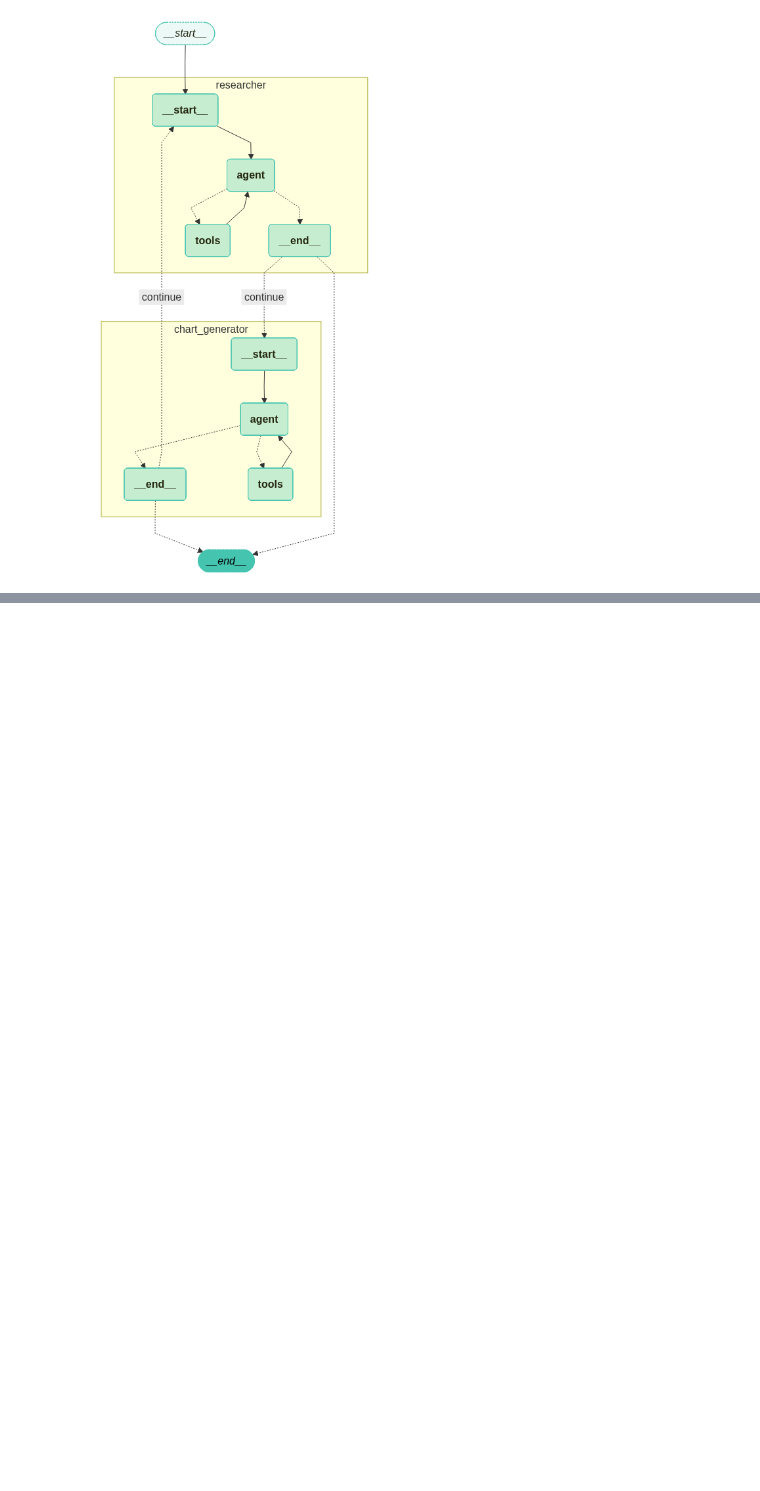
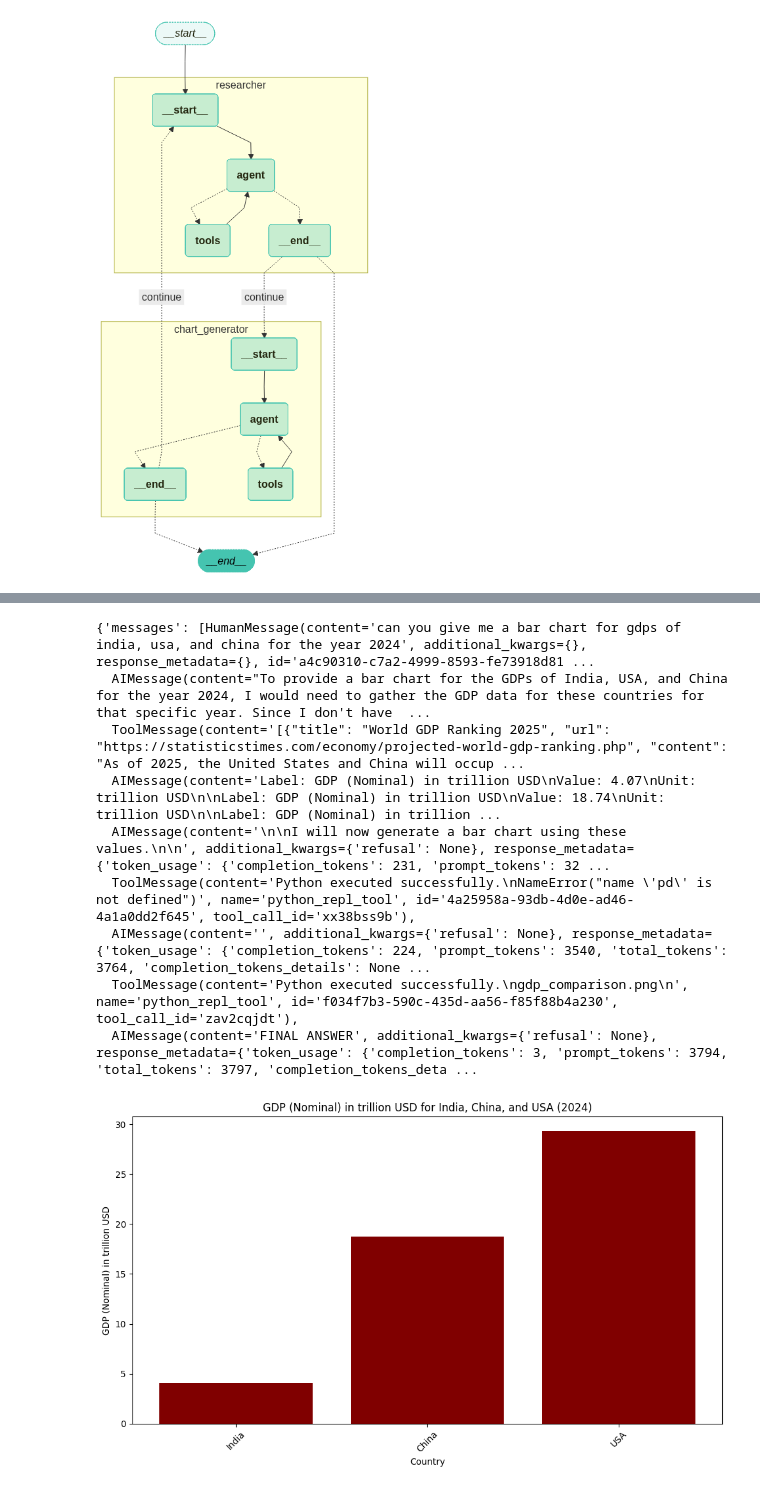
Before and after one commit to SachinMishra-ux/LangGraph_Project_Based_Learning, a Jupyter notebook: All_Experiment/11_multiagent.ipynb, the cells around one changed output, grey strips where cells are left out. Saved outputs shown, nothing was run; the diff lists cells and outputs as text; code cells hidden in the pictures; blank space fills up the shorter version.

```diff
--- a/All_Experiment/11_multiagent.ipynb
+++ b/All_Experiment/11_multiagent.ipynb
@@ -74,15 +3,3 @@ llm = ChatOpenAI(
-# %%
-# Defining common system prompt
-def make_system_prompt(suffix: str) -> str:
-    return (
-        "You are a helpful AI assistant, collaborating with other assistants."
-        " Use the provided tools to progress towards answering the question."
-        " If you are unable to fully answer, that's OK, another assistant with different tools "
-        " will help where you left off. Execute what you can to make progress."
-        " If you or any of the other assistants have the final answer or deliverable,"
-        " prefix your response with FINAL ANSWER so the team knows to stop."
-        f"\n{suffix}"
-    )
 # %% [markdown]
 ## Research Agent
 
@@ -145,15 +10,2 @@ def chart_node(state: MessagesState) -> MessagesState:
 # %% [markdown]
 ## Multi-Agent Graph
-# %%
-from langgraph.graph import StateGraph, START, END
-from langgraph.checkpoint.memory import MemorySaver
-
-
-# Defining Router
-def router(state: MessagesState):
-    messages = state["messages"]
-    last_message = messages[-1]
-    if "FINAL ANSWER" in last_message.content:
-        # Any agent decided the work is done
-        return END
-    return "continue"
@@ -284,0 +203,30 @@ For troubleshooting, visit: https://python.langchain.com/docs/troubleshooting/er
+# %%
+# =========================
+# Invoke Graph
+# =========================
+config = RunnableConfig(
+    recursion_limit=10,
+    configurable={"thread_id": str(uuid.uuid4())}
+)
+
+inputs = {
+    "messages": [
+        HumanMessage(
+            content="can you give me a bar chart for gdps of india, usa, and china for the year 2024"
+        )
+    ]
+}
+
+result = app.invoke(inputs, config=config)
+result
+# %% [output]
+{'messages': [HumanMessage(content='can you give me a bar chart for gdps of india, usa, and china for the year 2024', additional_kwargs={}, response_metadata={}, id='a4c90310-c7a2-4999-8593-fe73918d81 ...
+  AIMessage(content="To provide a bar chart for the GDPs of India, USA, and China for the year 2024, I would need to gather the GDP data for these countries for that specific year. Since I don't have  ...
+  ToolMessage(content='[{"title": "World GDP Ranking 2025", "url": "https://statisticstimes.com/economy/projected-world-gdp-ranking.php", "content": "As of 2025, the United States and China will occup ...
+  AIMessage(content='Label: GDP (Nominal) in trillion USD\nValue: 4.07\nUnit: trillion USD\n\nLabel: GDP (Nominal) in trillion USD\nValue: 18.74\nUnit: trillion USD\n\nLabel: GDP (Nominal) in trillion ...
+  AIMessage(content='\n\nI will now generate a bar chart using these values.\n\n', additional_kwargs={'refusal': None}, response_metadata={'token_usage': {'completion_tokens': 231, 'prompt_tokens': 32 ...
+  ToolMessage(content='Python executed successfully.\nNameError("name \'pd\' is not defined")', name='python_repl_tool', id='4a25958a-93db-4d0e-ad46-4a1a0dd2f645', tool_call_id='xx38bss9b'),
+  AIMessage(content='', additional_kwargs={'refusal': None}, response_metadata={'token_usage': {'completion_tokens': 224, 'prompt_tokens': 3540, 'total_tokens': 3764, 'completion_tokens_details': None ...
+  ToolMessage(content='Python executed successfully.\ngdp_comparison.png\n', name='python_repl_tool', id='f034f7b3-590c-435d-aa56-f85f88b4a230', tool_call_id='zav2cqjdt'),
+  AIMessage(content='FINAL ANSWER', additional_kwargs={'refusal': None}, response_metadata={'token_usage': {'completion_tokens': 3, 'prompt_tokens': 3794, 'total_tokens': 3797, 'completion_tokens_deta ...
+[figure, added]
```
Also changed, not shown: parts of 12 cells of this notebook, 7 other files.
